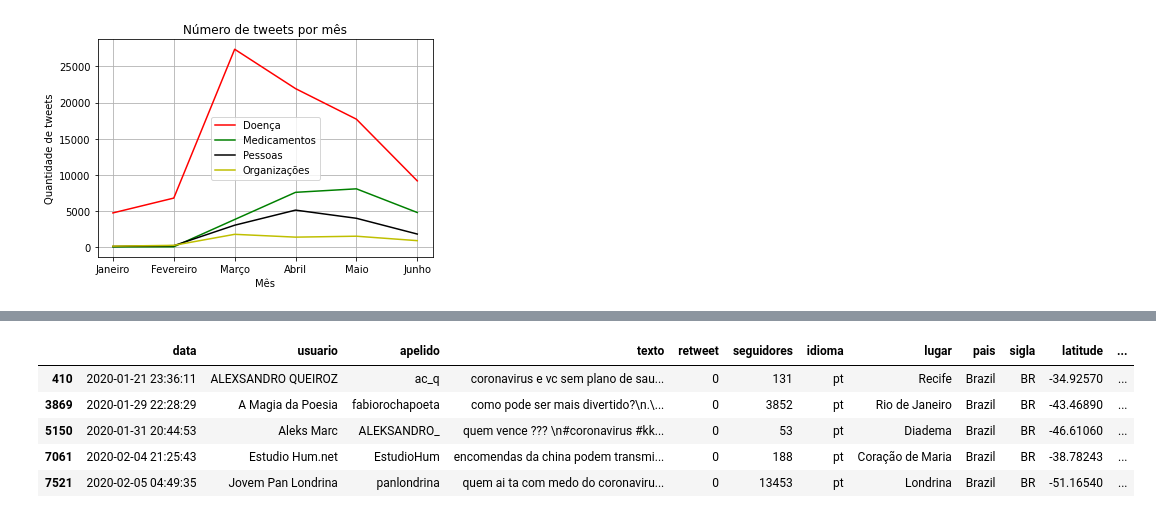
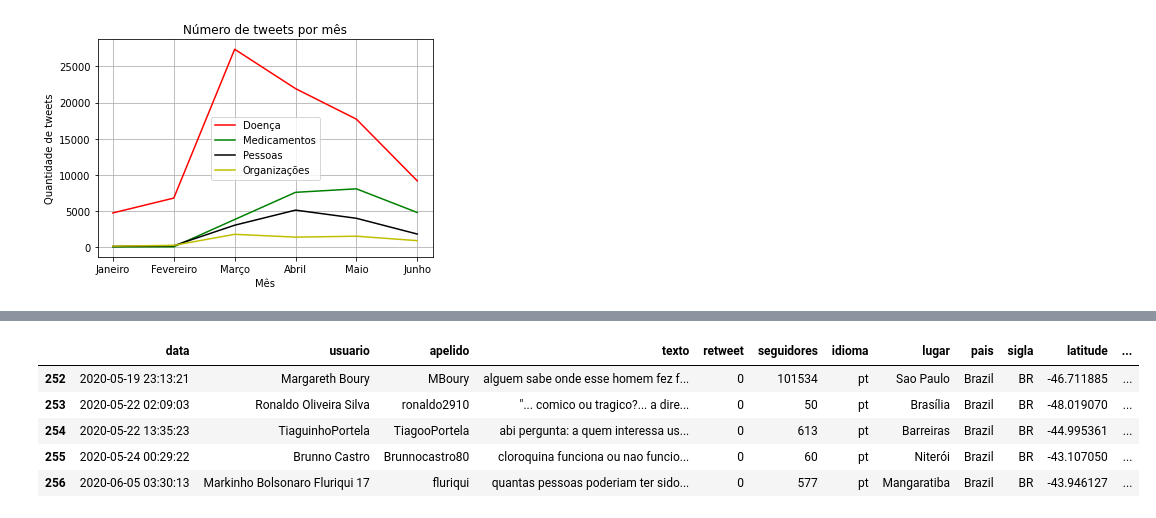
Before and after one commit to Mirnada/Covid_19, a Jupyter notebook: Covid_19.ipynb, the cells around one changed output, grey strips where cells are left out. Drawn from its saved outputs; the diff is of its cells as text; code cells hidden in the pictures.

```diff
--- a/Covid_19.ipynb
+++ b/Covid_19.ipynb
@@ -139,9 +139,6 @@ Aproximadamente 90% dos dados são do Brasil
 ## Dataset DuvidasDB
 # %%
 duvidasDB = df[df['texto'].str.contains('?', regex=False)].copy()
-
-# resetando o indice do dataset
-duvidasDB.reset_index(drop=True, inplace=True)
 # todas as letras convertidas para minúsculas
 duvidasDB['texto'] = duvidasDB.texto.str.lower()
 # retirada dos carecteres acentuadas por seus respectivos carecteres sem acento
@@ -482,11 +465,12 @@ df.head()
 # %%
 covidDB.dropna(subset = ['latitude', 'longitude'], inplace=True)
 covidDB = covidDB[covidDB.sigla == 'BR']
-covidDB.head()
+covidDB.reset_index(drop=True, inplace=True)
+covidDB.tail()
 # %% [output]
 |  | data | usuario | apelido | texto | retweet | seguidores | idioma | lugar | pais | sigla | latitude | ... |
-| 410 | 2020-01-21 23:36:11 | ALEXSANDRO QUEIROZ | ac_q | coronavirus e vc sem plano de sau... | 0 | 131 | pt | Recife | Brazil | BR | -34.92570 | ... |
-| 3869 | 2020-01-29 22:28:29 | A Magia da Poesia | fabiorochapoeta | como pode ser mais divertido?\n.\... | 0 | 3852 | pt | Rio de Janeiro | Brazil | BR | -43.46890 | ... |
-| 5150 | 2020-01-31 20:44:53 | Aleks Marc | ALEKSANDRO_ | quem vence ??? \n#coronavirus #kk... | 0 | 53 | pt | Diadema | Brazil | BR | -46.61060 | ... |
-| 7061 | 2020-02-04 21:25:43 | Estudio Hum.net | EstudioHum | encomendas da china podem transmi... | 0 | 188 | pt | Coração de Maria | Brazil | BR | -38.78243 | ... |
-| 7521 | 2020-02-05 04:49:35 | Jovem Pan Londrina | panlondrina | quem ai ta com medo do coronaviru... | 0 | 13453 | pt | Londrina | Brazil | BR | -51.16540 | ... |
+| 252 | 2020-05-19 23:13:21 | Margareth Boury | MBoury | alguem sabe onde esse homem fez f... | 0 | 101534 | pt | Sao Paulo | Brazil | BR | -46.711885 | ... |
+| 253 | 2020-05-22 02:09:03 | Ronaldo Oliveira Silva | ronaldo2910 | "... comico ou tragico?... a dire... | 0 | 50 | pt | Brasília | Brazil | BR | -48.019070 | ... |
+| 254 | 2020-05-22 13:35:23 | TiaguinhoPortela | TiagooPortela | abi pergunta: a quem interessa us... | 0 | 613 | pt | Barreiras | Brazil | BR | -44.995361 | ... |
+| 255 | 2020-05-24 00:29:22 | Brunno Castro | Brunnocastro80 | cloroquina funciona ou nao funcio... | 0 | 60 | pt | Niterói | Brazil | BR | -43.107050 | ... |
+| 256 | 2020-06-05 03:30:13 | Markinho Bolsonaro Fluriqui 17 | fluriqui | quantas pessoas poderiam ter sido... | 0 | 577 | pt | Mangaratiba | Brazil | BR | -43.946127 | ... |
```
Also changed, not shown: parts of 3 cells of this notebook.
